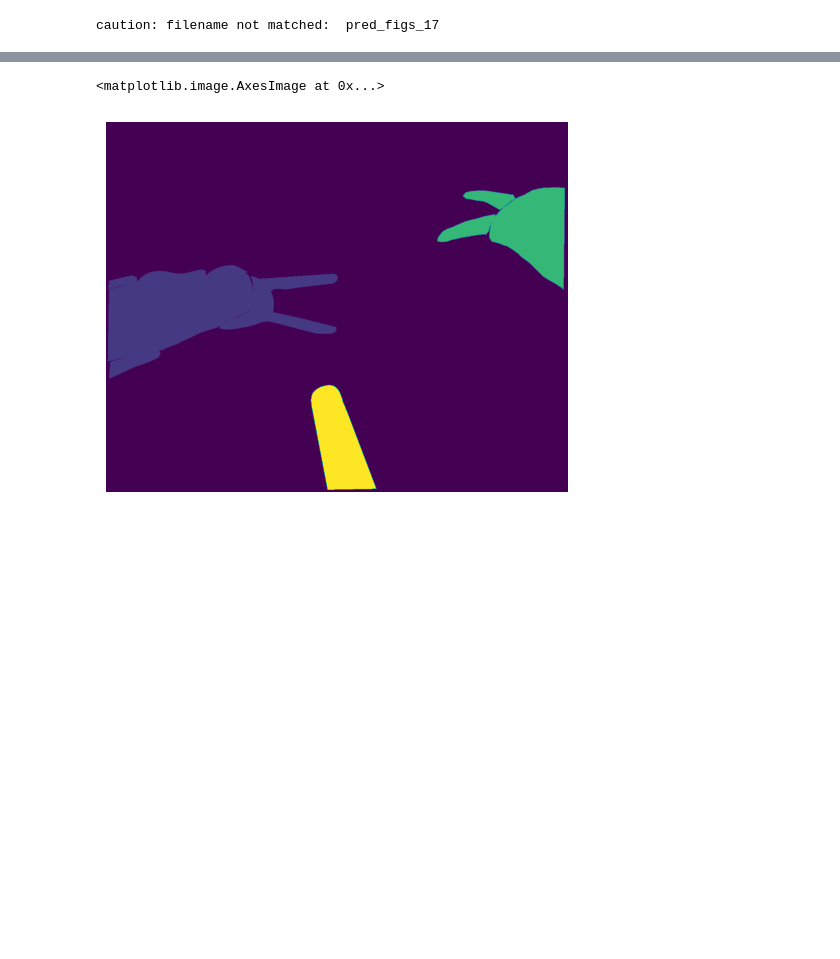
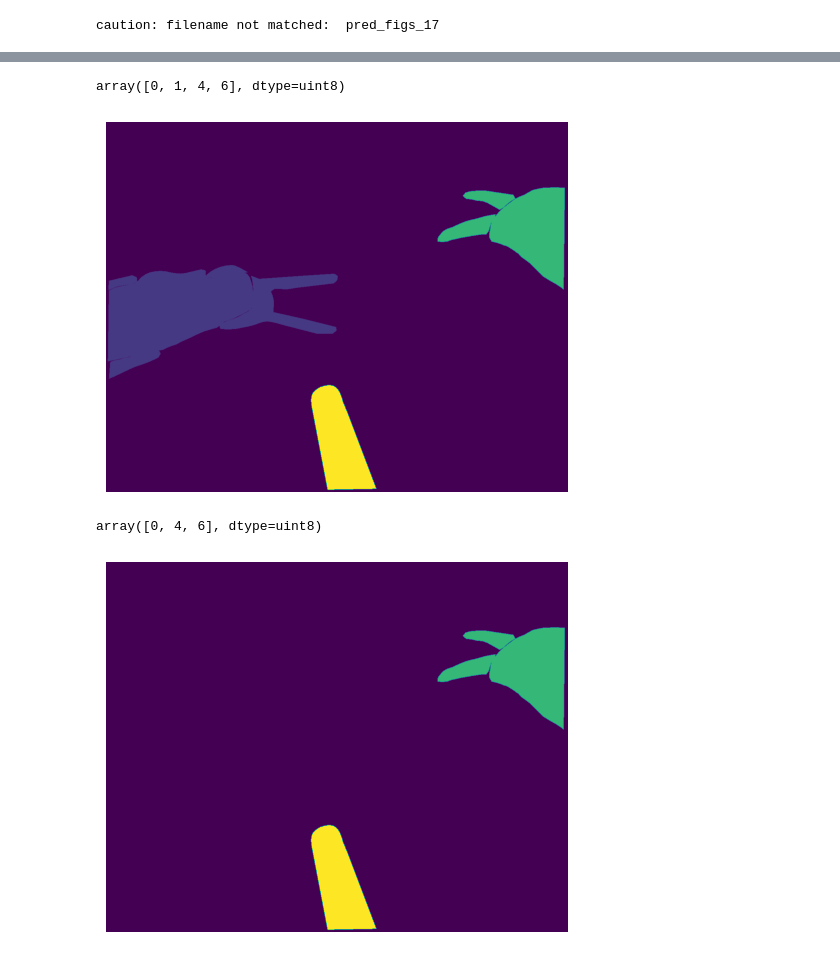
Before and after one commit to mobarakol/tutorial_notebooks, a Jupyter notebook: figures_desam.ipynb, the cells around one changed output, grey strips where cells are left out. Drawn from its saved outputs; the diff is of its cells as text; code cells hidden in the pictures; blank space fills up the shorter version.

```diff
--- a/figures_desam.ipynb
+++ b/figures_desam.ipynb
@@ -34,8 +35,19 @@ mask = cv2.imread('pred_figs_18/seq_5_frame029.png', 0)
 plt.figure()
 plt.axis('off')
 plt.imshow(mask)
+np.unique(mask)
 # %% [output]
-<matplotlib.image.AxesImage at 0x...>
+array([0, 1, 4, 6], dtype=uint8)
 [figure]
+# %%
+mask = cv2.imread('pred_figs_18/seq_5_frame029.png', 0)
+mask[mask==1] = 0
+plt.figure()
+plt.axis('off')
+plt.imshow(mask)
+np.unique(mask)
+# %% [output]
+array([0, 4, 6], dtype=uint8)
+[figure, added]
 # %%
 colors = [(0, 0, 0),   # Background (black)
```
Also changed, not shown: parts of 3 cells of this notebook.
